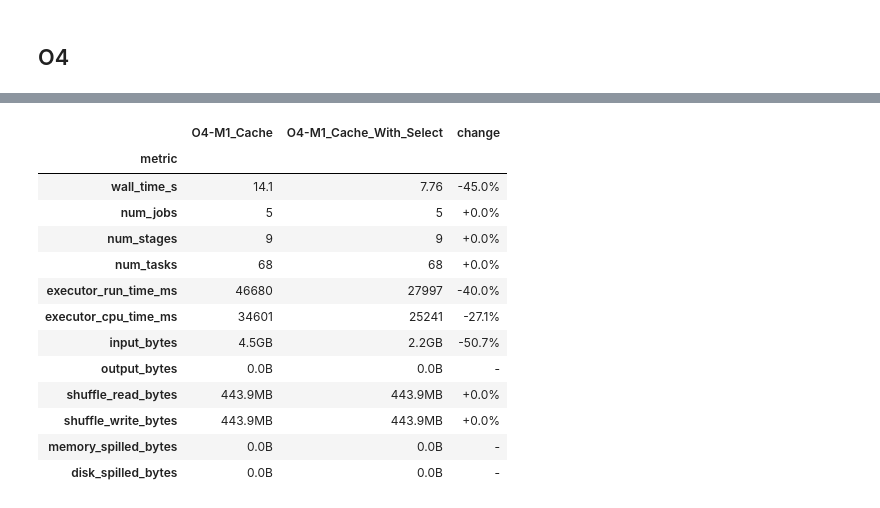
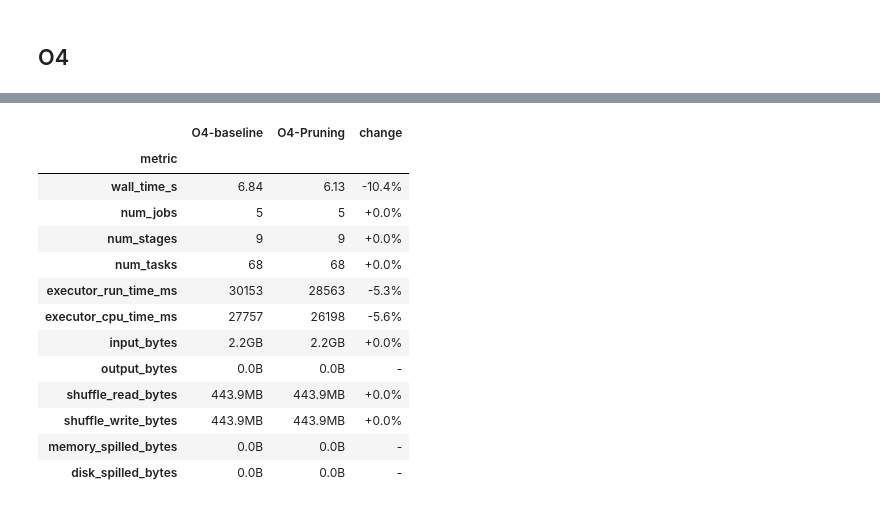
Before and after one commit to rafsilvafct/ComPar_proj1_77967, a Jupyter notebook: notebooks/project.ipynb, the cells around one changed output, grey strips where cells are left out. Saved outputs shown, nothing was run; the diff lists cells and outputs as text; code cells hidden in the pictures.

Commit message:
O4 - Pruning

```diff
--- a/notebooks/project.ipynb
+++ b/notebooks/project.ipynb
@@ -868,15 +935,15 @@ only showing top 20 rows
 # %%
-profiler.compare("O4-M1_Cache", "O4-M1_Cache_With_Select")
+profiler.compare("O4-baseline", "O4-Pruning")
 # %% [output]
-|  | O4-M1_Cache | O4-M1_Cache_With_Select | change |
+|  | O4-baseline | O4-Pruning | change |
 | metric |  |  |  |
-| wall_time_s | 14.1 | 7.76 | -45.0% |
+| wall_time_s | 6.84 | 6.13 | -10.4% |
 | num_jobs | 5 | 5 | +0.0% |
 | num_stages | 9 | 9 | +0.0% |
 | num_tasks | 68 | 68 | +0.0% |
-| executor_run_time_ms | 46680 | 27997 | -40.0% |
-| executor_cpu_time_ms | 34601 | 25241 | -27.1% |
-| input_bytes | 4.5GB | 2.2GB | -50.7% |
+| executor_run_time_ms | 30153 | 28563 | -5.3% |
+| executor_cpu_time_ms | 27757 | 26198 | -5.6% |
+| input_bytes | 2.2GB | 2.2GB | +0.0% |
 | output_bytes | 0.0B | 0.0B | - |
 | shuffle_read_bytes | 443.9MB | 443.9MB | +0.0% |
 | shuffle_write_bytes | 443.9MB | 443.9MB | +0.0% |
```
Also changed, not shown: parts of 4 cells of this notebook, 1 other file.
